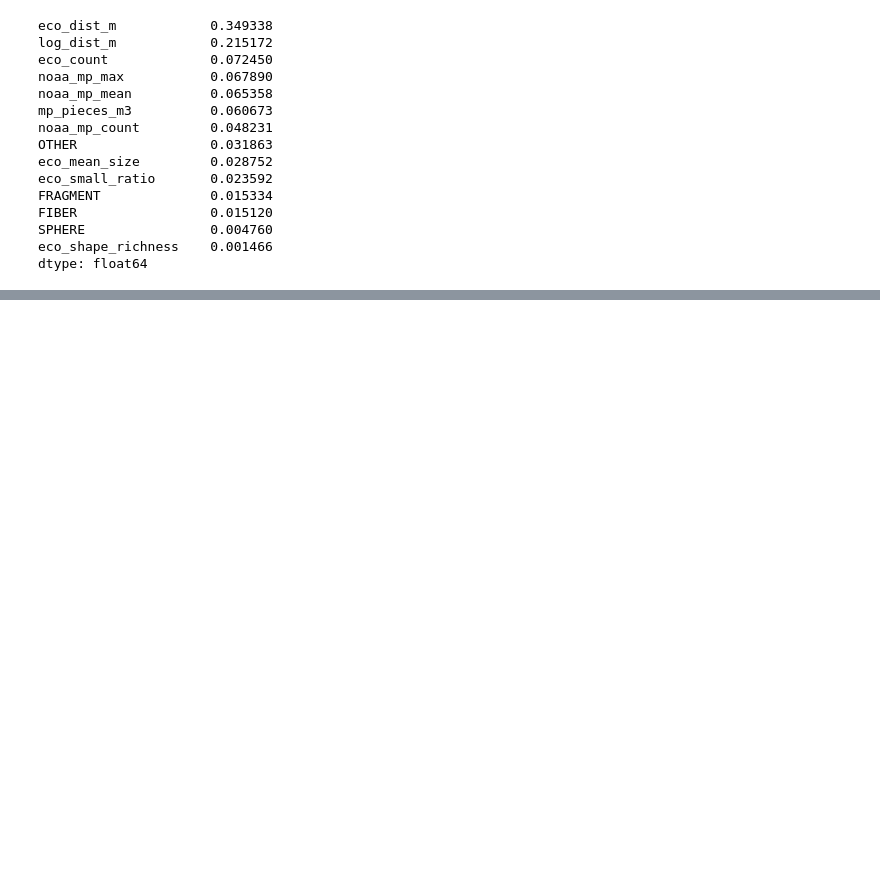
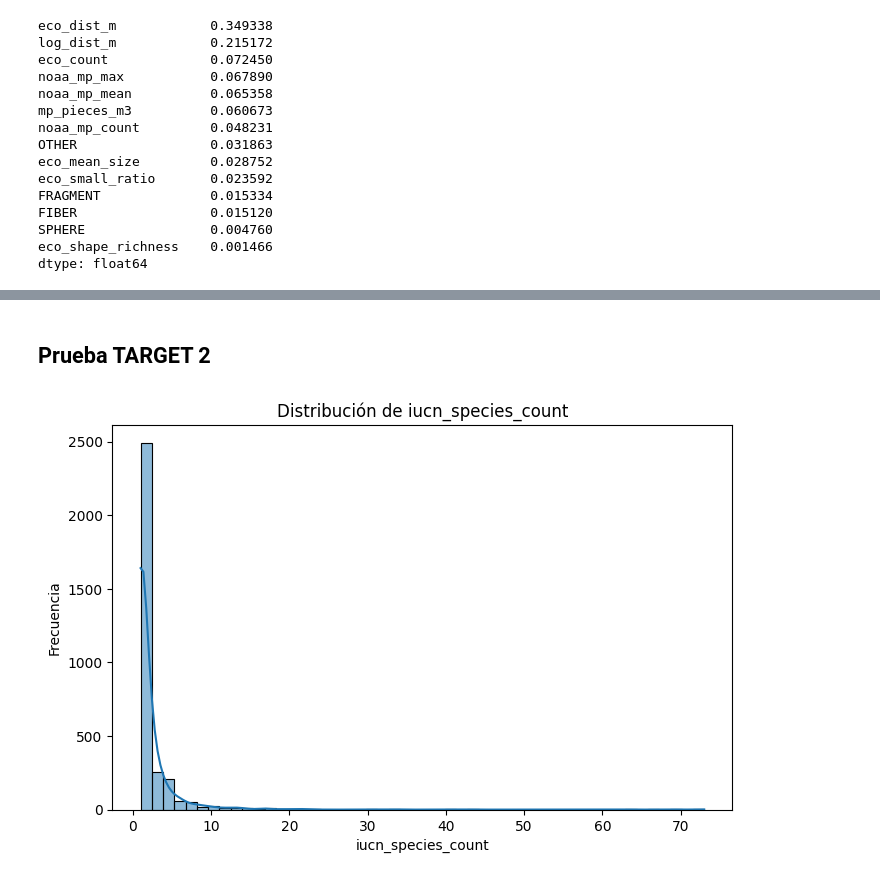
Before and after one commit to 4GeeksAcademy/loreykil_proyecto_final, a Jupyter notebook: Modelado_Grilla.ipynb, the cells around one changed output, grey strips where cells are left out. Drawn from its saved outputs; the diff is of its cells as text; code cells hidden in the pictures; blank space fills up the shorter version.

```diff
--- a/Modelado_Grilla.ipynb
+++ b/Modelado_Grilla.ipynb
@@ -188,0 +511,2 @@ dtype: float64
+# %% [markdown]
+## Prueba TARGET 2
@@ -188,0 +515,9 @@ dtype: float64
+# %%
+plt.figure(figsize=(8, 5))
+sns.histplot(gdf["iucn_species_count"].dropna(), bins=50, kde=True)
+plt.xlabel("iucn_species_count")
+plt.ylabel("Frecuencia")
+plt.title("Distribución de iucn_species_count")
+plt.show()
+# %% [output]
+[figure, added]
```
Also changed, not shown: parts of 47 cells of this notebook, 3 other files.
